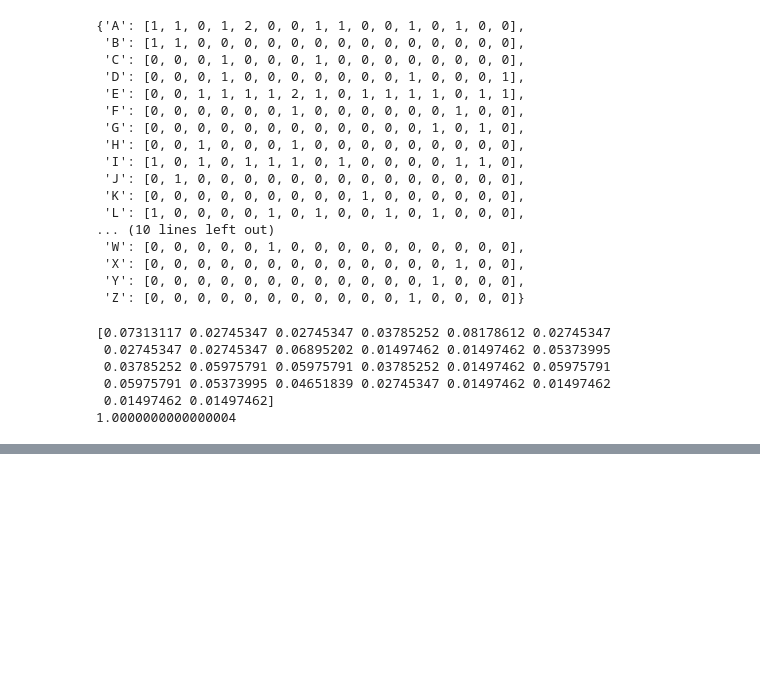
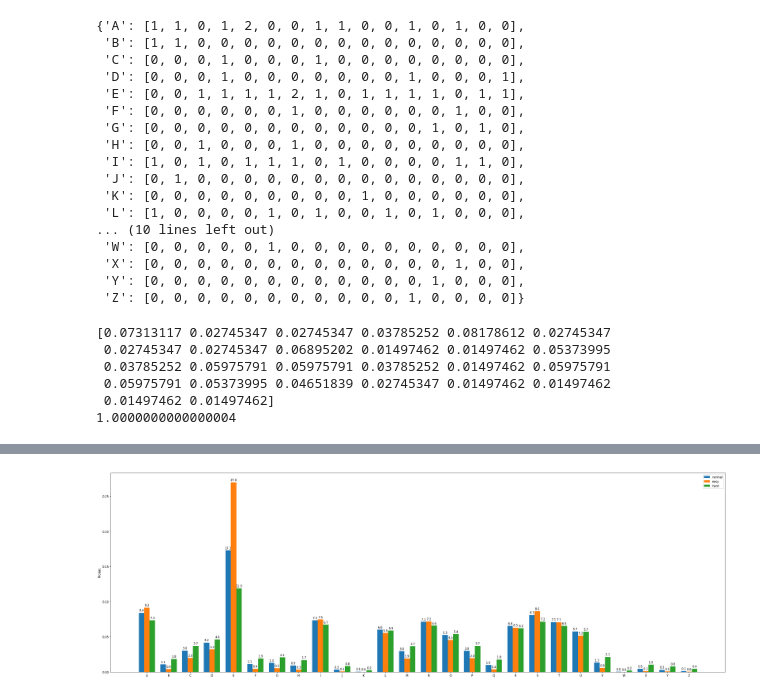
Before and after one commit to Hugomeyer95/Boggle, a Jupyter notebook: Boggle/Letters_occurence.ipynb, the cells around one changed output, grey strips where cells are left out. Drawn from its saved outputs; the diff is of its cells as text; code cells hidden in the pictures; blank space fills up the shorter version.

```diff
--- a/Boggle/Letters_occurence.ipynb
+++ b/Boggle/Letters_occurence.ipynb
@@ -109,0 +107,11 @@ MSE with english:  0.007632558091067031
+# %%
+y_nympho = [8.4, 1.06, 3.03, 4.18, 17.26, 1.12, 1.27, 0.92, 7.34, 0.31, 0.05, 6.01, 2.96, 7.13, 5.26, 3.01, 0.99, 6.55, 8.08, 7.07, 5.74, 1.32, 0.04, 0.45, 0.3, 0.12]
+y_nympho = np.asarray(y_nympho)
+y_nympho /= 100
+easy = y_nympho**(1.5)
+easy = easy/np.sum(easy)
+hard = y_nympho**(2/3)
+hard = hard/np.sum(hard)
+np.set_printoptions(suppress=True)
+print(easy)
+print(hard)
@@ -109,0 +129,26 @@ MSE with english:  0.007632558091067031
+# %%
+x_label = [letter for letter in string.ascii_uppercase]
+x = np.arange(len(x_label))  # the label locations
+width = 0.25  # the width of the bars
+
+fig, ax = plt.subplots(figsize=(30, 10))
+rects1 = ax.bar(x - width, y_nympho, width, label='normal')
+rects2 = ax.bar(x, easy, width, label='easy')
+rects3 = ax.bar(x + width, hard, width, label='hard')
+
+# Add some text for labels, title and custom x-axis tick labels, etc.
+ax.set_ylabel('Probas')
+ax.set_xticks(x)
+ax.set_xticklabels(x_label)
+ax.legend()
+
+
+autolabel(rects1)
+autolabel(rects2)
+autolabel(rects3)
+
+fig.tight_layout()
+
+plt.savefig('plot.jpg')
+# %% [output]
+[figure, added]
```
Also changed, not shown: parts of 4 cells of this notebook, 20 other files.
